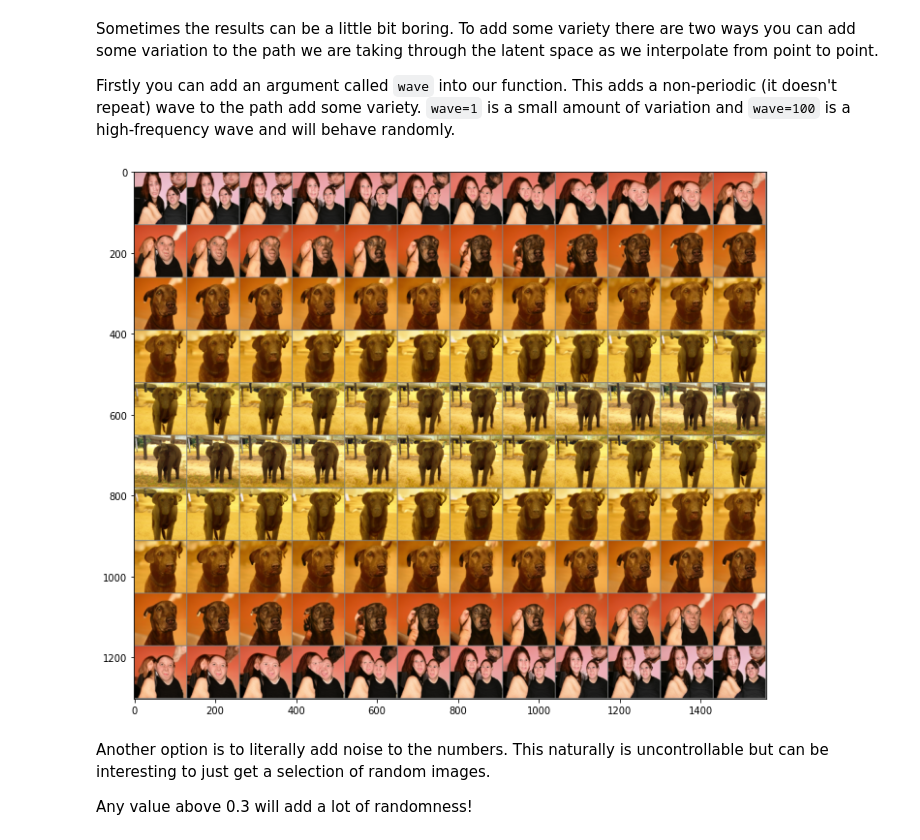
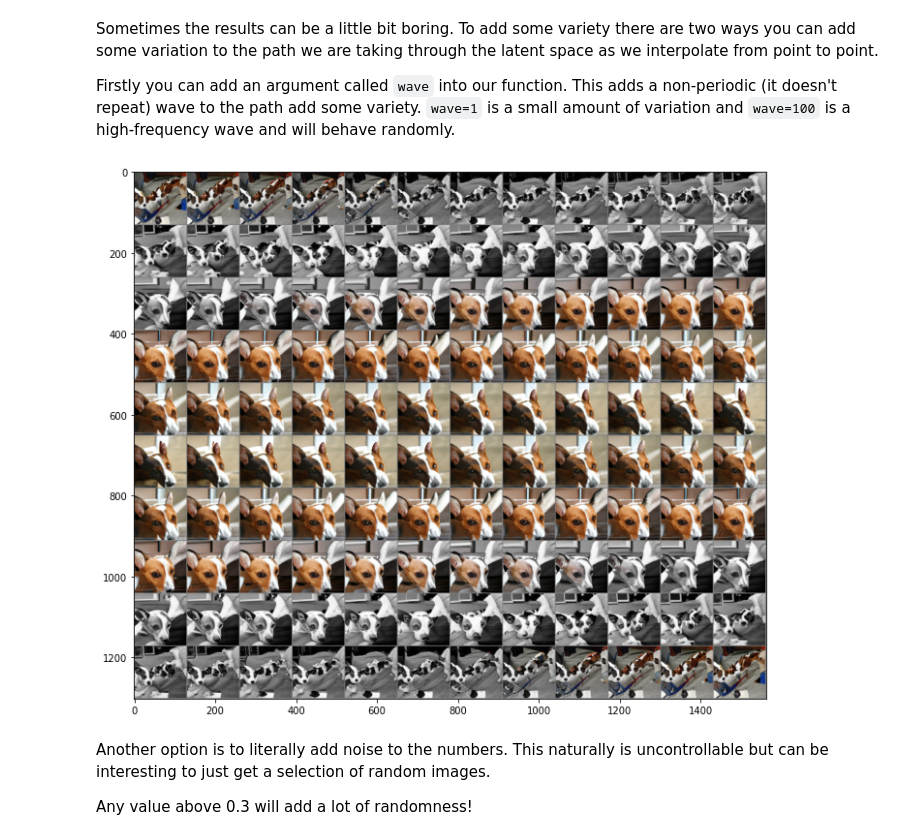
Before and after one commit to joshmurr/biodesign_biggan, a Jupyter notebook: BigGAN_Playground.ipynb, the cells around one changed output. Drawn from its saved outputs; the diff is of its cells as text; code cells hidden in the pictures.

```diff
--- a/BigGAN_Playground.ipynb
+++ b/BigGAN_Playground.ipynb
@@ -80,9 +82,9 @@ from pytorch_pretrained_biggan import (BigGAN,
 # I recommend you get to grips with the model on 'biggan-deep-256' and
 # then if you want to make some higher quality images move onto 'biggan-deep-512'
 
-model = BigGAN.from_pretrained('biggan-deep-128')
+# model = BigGAN.from_pretrained('biggan-deep-128')
 #model = BigGAN.from_pretrained('biggan-deep-256')
-# model = BigGAN.from_pretrained('biggan-deep-512')
+model = BigGAN.from_pretrained('biggan-deep-512')
 # %% [output]
 [nltk_data] Downloading package wordnet to /root/nltk_data...
 [nltk_data]   Package wordnet is already up-to-date!
@@ -241,7 +243,7 @@ def generate_thumbnail_loop(
     noise_lerps += noise_signal
 
   output = run_model(class_lerps, noise_lerps, truncation)
-  display_grid(output)
+  show_grid(output)
 
   return output
 
@@ -269,7 +271,7 @@ def generate_thumbnail_pair(classLabels=['dog'], previous=None, scale=None, trun
   next = { 'class_vector': class_lerps[-1], 'noise_vector': noise_lerps[-1] }
 
   output = run_model(class_lerps, noise_lerps, truncation)
-  display_grid(output)
+  show_grid(output)
 
   return output, next
 # %% [markdown]
@@ -350,9 +357,9 @@ Sometimes the results can be a little bit boring. To add some variety there are
 
 Firstly you can add an argument called `wave` into our function. This adds a non-periodic (it doesn't repeat) wave to the path add some variety. `wave=1` is a small amount of variation and `wave=100` is a high-frequency wave and will behave randomly.
 # %%
-dogs = generate_thumbnail_loop(classLabels=['dog', 'elephant'], numFrames=120, truncation=0.7, wave=2)
+dogs = generate_thumbnail_loop(classLabels=['dog'], numFrames=120, truncation=0.7, wave=0.1)
 # %% [output]
-[figure, old version]
+[figure, new version]
 # %% [markdown]
 Another option is to literally add noise to the numbers. This naturally is uncontrollable but can be interesting to just get a selection of random images.
 
```
Also changed, not shown: parts of 12 cells of this notebook.
